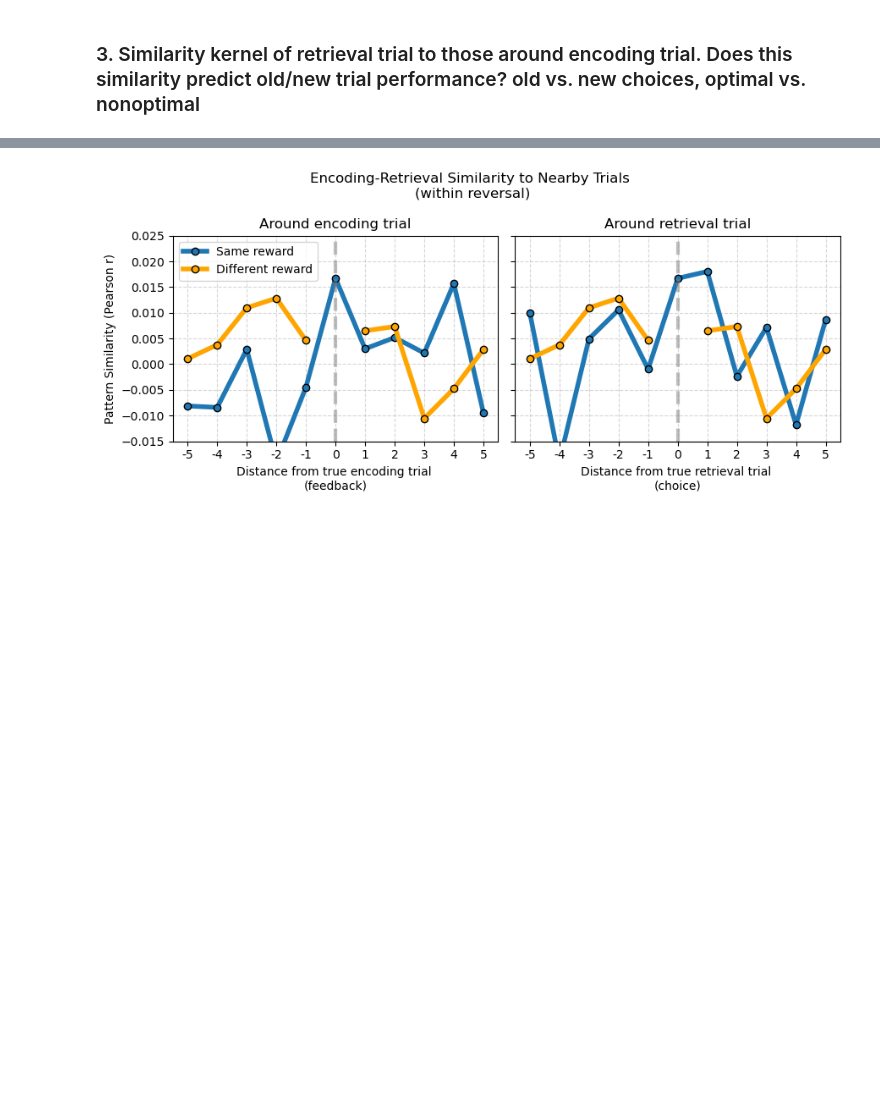
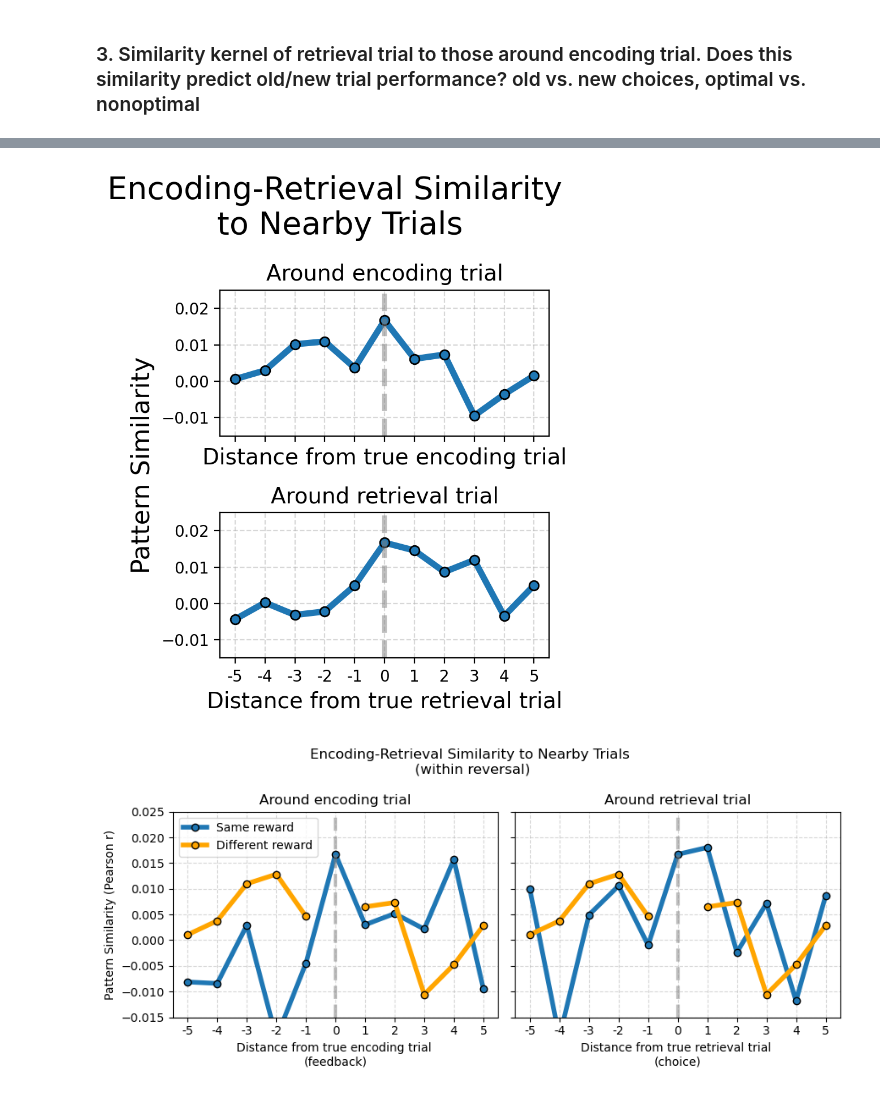
Before and after one commit to csiyer/hybrid_rl, a Jupyter notebook: fmri_analysis/neural_patterns.ipynb, the cells around one changed output, grey strips where cells are left out. Cells and saved outputs as stored; diff of their text form; code cells hidden in the pictures; blank space fills up the shorter version.

```diff
--- a/fmri_analysis/neural_patterns.ipynb
+++ b/fmri_analysis/neural_patterns.ipynb
@@ -345,3 +363,10 @@ nh.plot_enc_kernel_double(ret_to_enc,enc_to_ret, figtitle="Encoding-Retrieval Si
+# %%
+nh.plot_enc_kernel_double(ret_to_enc,enc_to_ret, figtitle="Encoding-Retrieval Similarity \nto Nearby Trials",
+                          xlabels=["Distance from true encoding trial", "Distance from true retrieval trial"],
+                          titles=["Around encoding trial", "Around retrieval trial"],
+                          ylabel='                              Pattern Similarity')
+# %% [output]
+[figure, added]
 # %%
 # what could be driving this lingering (and asymmetric) effect ?
 # separate trials that match value and trials with mismatched value
```
Also changed, not shown: parts of 9 cells of this notebook, 10 other files.
